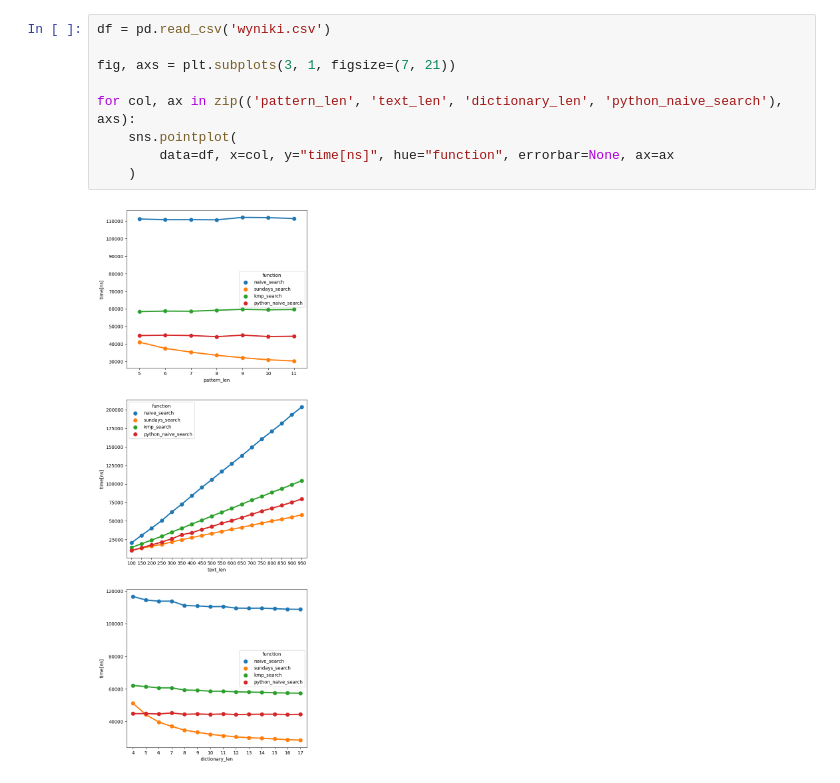
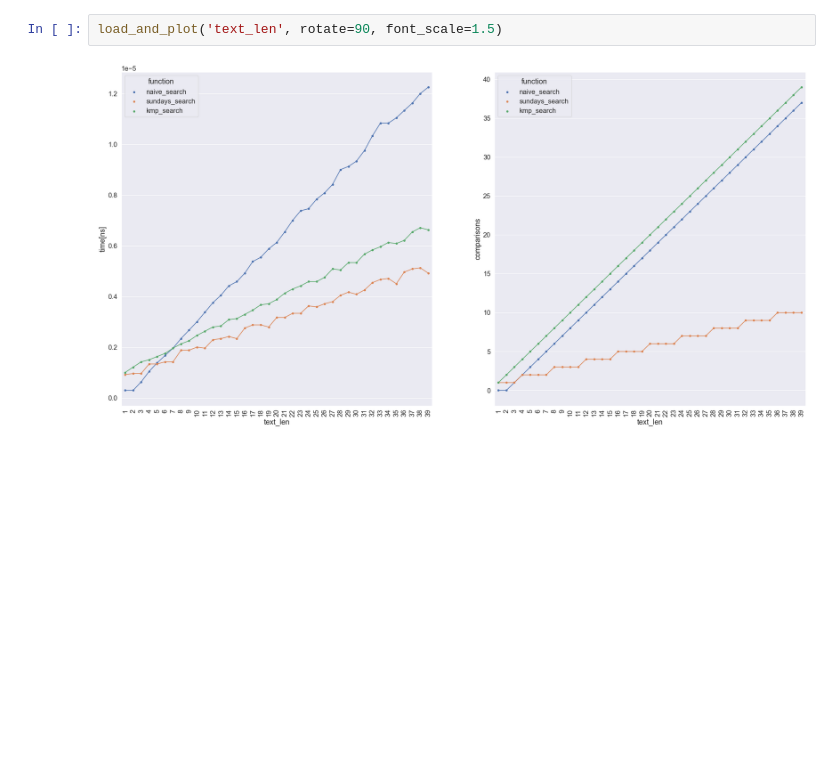
Before and after one commit to bruderooo/Algorithms, a Jupyter notebook: algorithms/task1/compare.ipynb, the cells around one changed output. Drawn from its saved outputs; the diff is of its cells as text; blank space fills up the shorter version.

```diff
--- a/algorithms/task1/compare.ipynb
+++ b/algorithms/task1/compare.ipynb
@@ -22,11 +11,4 @@ load_and_plot('text_len')
-# %%
-df = pd.read_csv('wyniki.csv')
-
-fig, axs = plt.subplots(3, 1, figsize=(7, 21))
-
-for col, ax in zip(('pattern_len', 'text_len', 'dictionary_len', 'python_naive_search'), axs):
-    sns.pointplot(
-        data=df, x=col, y="time[ns]", hue="function", errorbar=None, ax=ax
-    )
-# %% [output]
-[figure, removed]
+# %%
+load_and_plot('text_len', rotate=90, font_scale=1.5)
+# %% [output]
+[figure, added]
```
Also changed, not shown: parts of 6 cells of this notebook, 10 other files.
